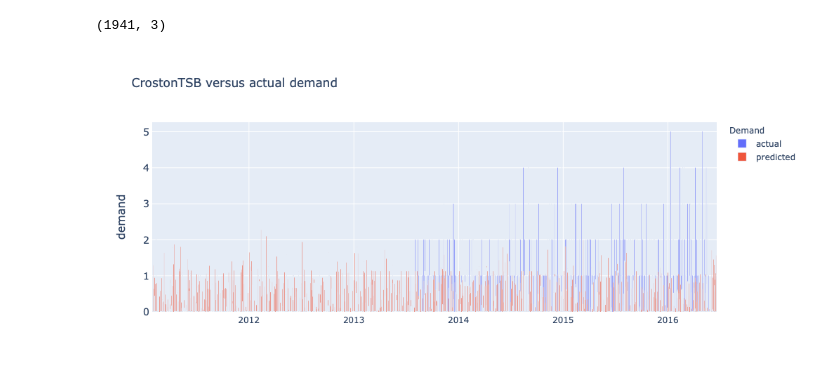
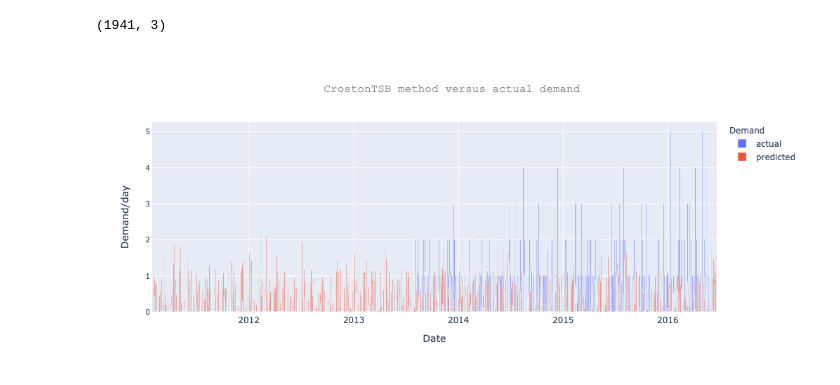
Before and after one commit to chriseisbrown/kaggle, a Jupyter notebook: m5_forecasting.ipynb, the cells around one changed output. Cells and saved outputs as stored; diff of their text form; code cells hidden in the pictures.

Commit message:
change title look

```diff
--- a/m5_forecasting.ipynb
+++ b/m5_forecasting.ipynb
@@ -309,18 +309,32 @@ df_train.shape
 # %%
 fig = go.Figure(data=[
     go.Bar(name='actual', x=df_train['ds'], y=df_train['y']),
     go.Bar(name='predicted', x=df_croston_tsb['date'], y=df_croston_tsb['Forecast'])
 ])
 # Change the bar mode
 fig.update_layout(
     barmode='group',
-    title='CrostonTSB versus actual demand',
+    title={
+        'text': 'CrostonTSB method versus actual demand',
+        'y':0.9,
+        'x':0.5,
+        'xanchor': 'center',
+        'yanchor': 'top',
+        'font': {
+            'size': 16,
+            'family' : 'Courier New, monospace',
+            'color' : '#7f7f7f'
+        },
+    },
     legend_title_text = "Demand",
     yaxis=dict(
         title='demand',
-        titlefont_size=16,
-        tickfont_size=14,
+        titlefont_size=14,
+        tickfont_size=10,
     ))
+
+fig.update_xaxes(title_text="Date")
+fig.update_yaxes(title_text="Demand/day")
 fig.show()
 # %% [output]
-[figure, old version]
+[figure, new version]
```
